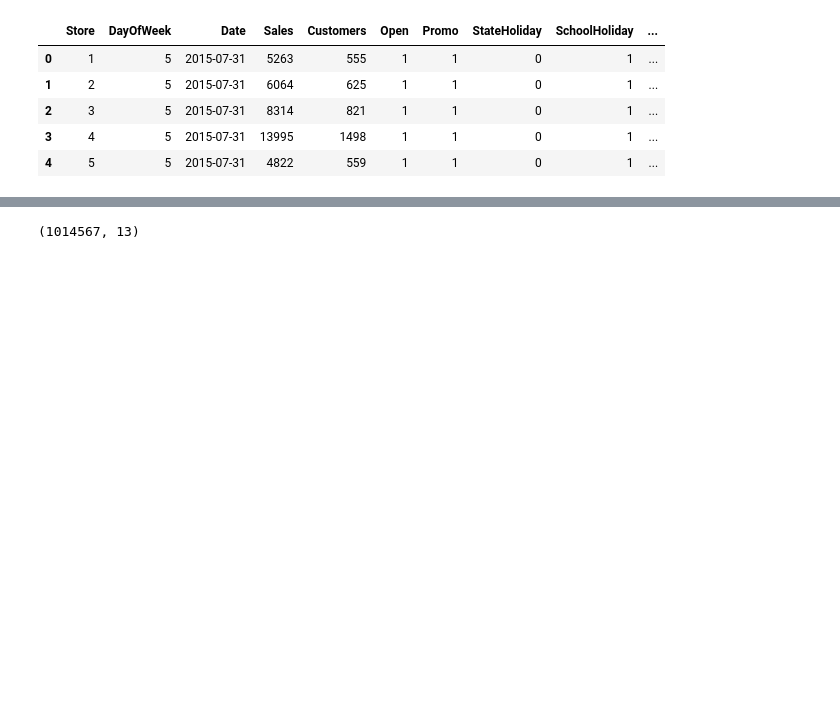
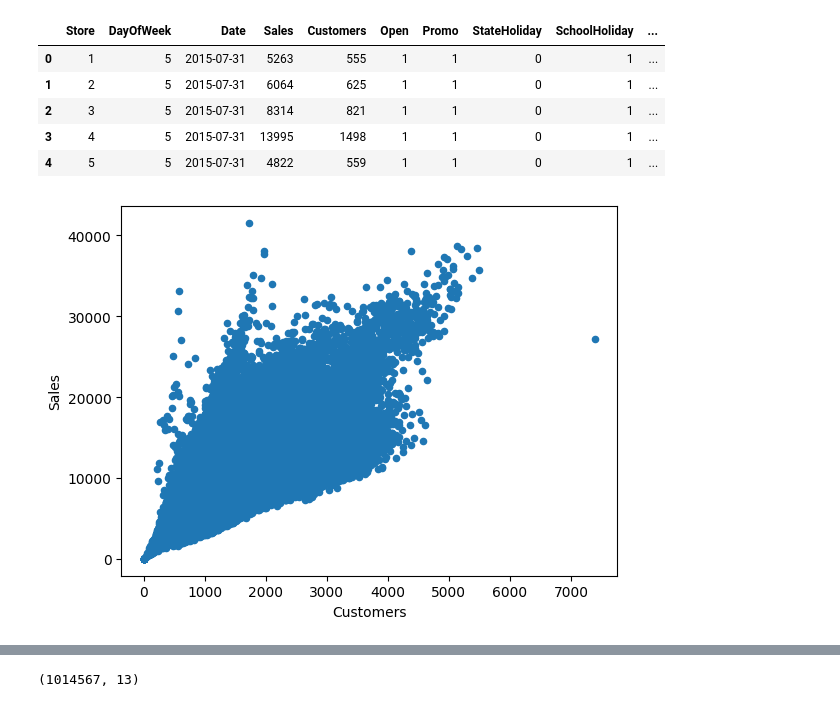
Before and after one commit to MijulSaxena/Retail-Sales-Prediction-Regression-Project, a Jupyter notebook: Capstone_Project_Supervised_ML_Regression_.ipynb, the cells around one changed output, grey strips where cells are left out. Saved outputs shown, nothing was run; the diff lists cells and outputs as text; code cells hidden in the pictures; blank space fills up the shorter version.

```diff
--- a/Capstone_Project_Supervised_ML_Regression_.ipynb
+++ b/Capstone_Project_Supervised_ML_Regression_.ipynb
@@ -391,3 +398,8 @@ data.head()
 | 2 | 3 | 5 | 2015-07-31 | 8314 | 821 | 1 | 1 | 0 | 1 | ... |
 | 3 | 4 | 5 | 2015-07-31 | 13995 | 1498 | 1 | 1 | 0 | 1 | ... |
 | 4 | 5 | 5 | 2015-07-31 | 4822 | 559 | 1 | 1 | 0 | 1 | ... |
+# %%
+data.plot(kind = 'scatter', x = 'Customers',y = 'Sales')
+plt.show()
+# %% [output]
+[figure, added]
```
Also changed, not shown: parts of 14 cells of this notebook.
